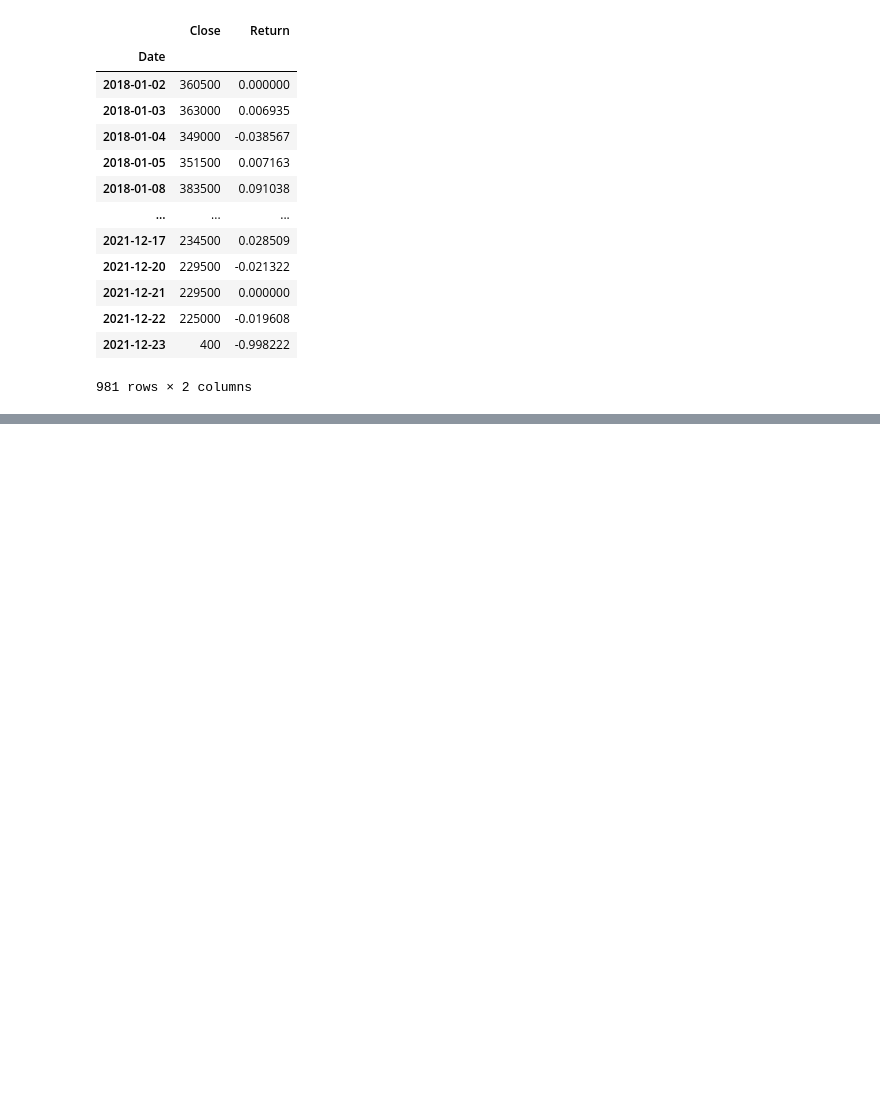
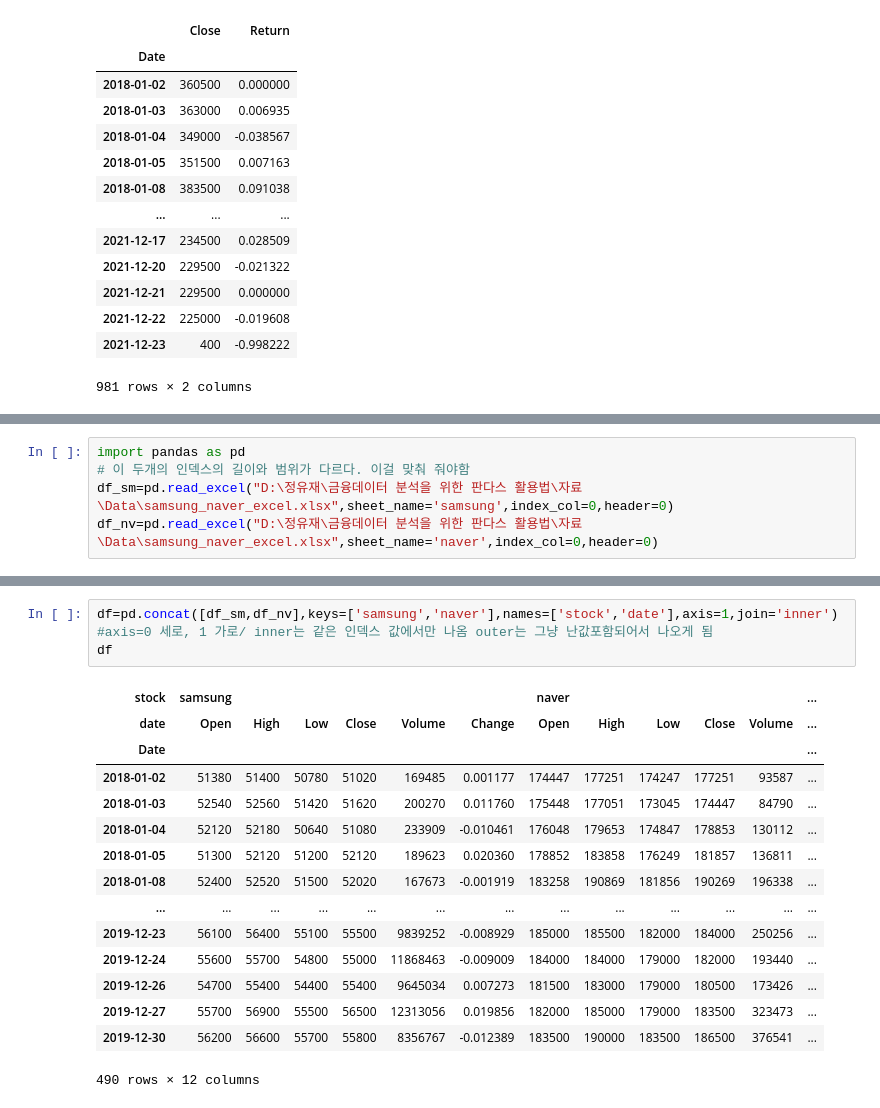
Before and after one commit to JeongYujae/Pandas_10Y-RATE_ETF_DATA, a Jupyter notebook: 데이터프레임 수업정리.ipynb, the cells around one changed output, grey strips where cells are left out. Drawn from its saved outputs; the diff is of its cells as text; blank space fills up the shorter version.

Commit message:
DataFrame study

```diff
--- a/데이터프레임 수업정리.ipynb
+++ b/데이터프레임 수업정리.ipynb
@@ -190,0 +193,5 @@ See the caveats in the documentation: https://pandas.pydata.org/pandas-docs/stab
+# %%
+import pandas as pd
+# 이 두개의 인덱스의 길이와 범위가 다르다. 이걸 맞춰 줘야함
+df_sm=pd.read_excel("D:\정유재\금융데이터 분석을 위한 판다스 활용법\자료\Data\samsung_naver_excel.xlsx",sheet_name='samsung',index_col=0,header=0)
+df_nv=pd.read_excel("D:\정유재\금융데이터 분석을 위한 판다스 활용법\자료\Data\samsung_naver_excel.xlsx",sheet_name='naver',index_col=0,header=0)
@@ -190,0 +217,19 @@ See the caveats in the documentation: https://pandas.pydata.org/pandas-docs/stab
+# %%
+df=pd.concat([df_sm,df_nv],keys=['samsung','naver'],names=['stock','date'],axis=1,join='inner') #axis=0 세로, 1 가로/ inner는 같은 인덱스 값에서만 나옴 outer는 그냥 난값포함되어서 나오게 됨
+df
+# %% [output]
+| stock | samsung |  |  |  |  |  | naver |  |  |  |  | ... |
+| date | Open | High | Low | Close | Volume | Change | Open | High | Low | Close | Volume | ... |
+| Date |  |  |  |  |  |  |  |  |  |  |  | ... |
+| 2018-01-02 | 51380 | 51400 | 50780 | 51020 | 169485 | 0.001177 | 174447 | 177251 | 174247 | 177251 | 93587 | ... |
+| 2018-01-03 | 52540 | 52560 | 51420 | 51620 | 200270 | 0.011760 | 175448 | 177051 | 173045 | 174447 | 84790 | ... |
+| 2018-01-04 | 52120 | 52180 | 50640 | 51080 | 233909 | -0.010461 | 176048 | 179653 | 174847 | 178853 | 130112 | ... |
+| 2018-01-05 | 51300 | 52120 | 51200 | 52120 | 189623 | 0.020360 | 178852 | 183858 | 176249 | 181857 | 136811 | ... |
+| 2018-01-08 | 52400 | 52520 | 51500 | 52020 | 167673 | -0.001919 | 183258 | 190869 | 181856 | 190269 | 196338 | ... |
+| ... | ... | ... | ... | ... | ... | ... | ... | ... | ... | ... | ... | ... |
+| 2019-12-23 | 56100 | 56400 | 55100 | 55500 | 9839252 | -0.008929 | 185000 | 185500 | 182000 | 184000 | 250256 | ... |
+| 2019-12-24 | 55600 | 55700 | 54800 | 55000 | 11868463 | -0.009009 | 184000 | 184000 | 179000 | 182000 | 193440 | ... |
+| 2019-12-26 | 54700 | 55400 | 54400 | 55400 | 9645034 | 0.007273 | 181500 | 183000 | 179000 | 180500 | 173426 | ... |
+| 2019-12-27 | 55700 | 56900 | 55500 | 56500 | 12313056 | 0.019856 | 182000 | 185000 | 179000 | 183500 | 323473 | ... |
+| 2019-12-30 | 56200 | 56600 | 55700 | 55800 | 8356767 | -0.012389 | 183500 | 190000 | 183500 | 186500 | 376541 | ... |
+490 rows × 12 columns
```
Also changed, not shown: parts of 37 cells of this notebook, 1 other file.
